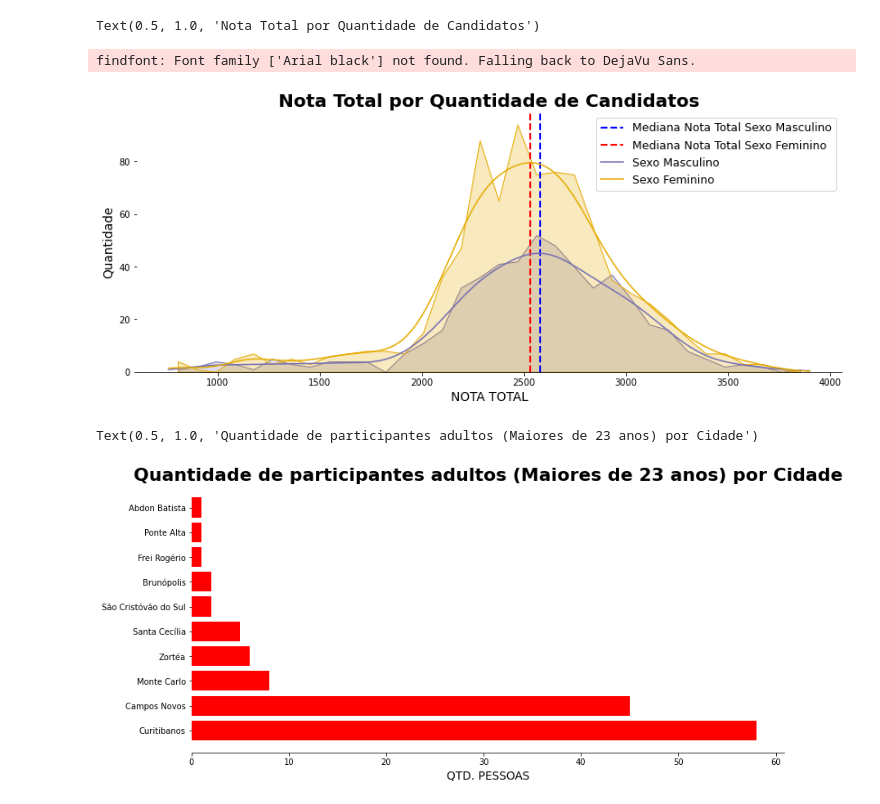
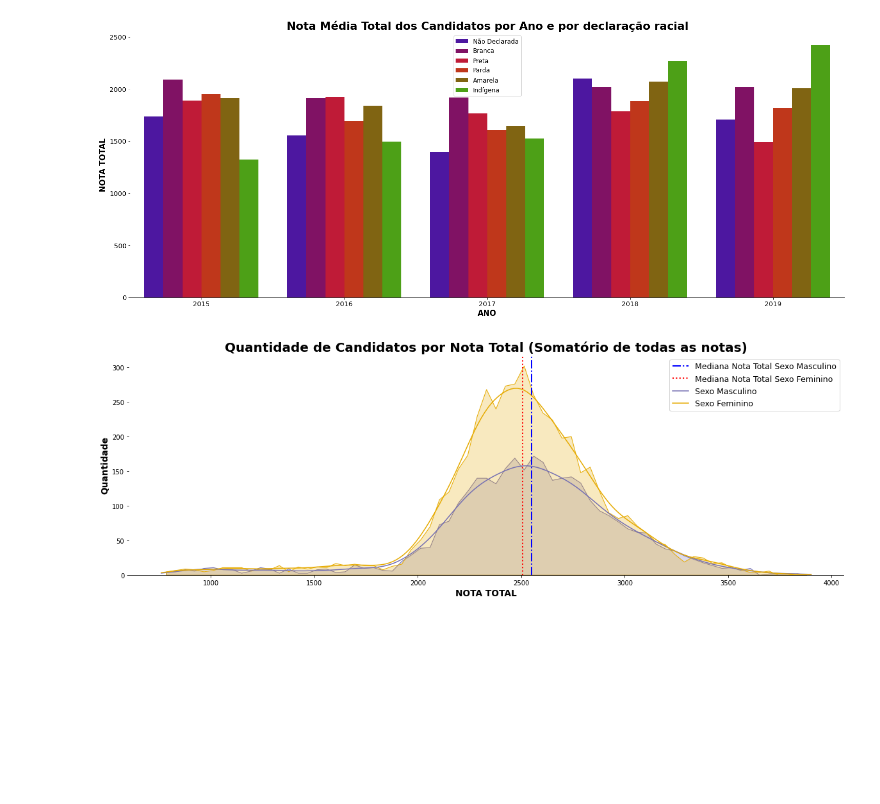
Before and after one commit to NophaieViscente/AnaliseDadosENEM, a Jupyter notebook: Analisando_Dados_da_Educação_ENEM_SC_Mesorregião_Serrana_|_Microrregião_de_Curitibanos.ipynb, the cells around one changed output. Drawn from its saved outputs; the diff is of its cells as text; code cells hidden in the pictures; blank space fills up the shorter version.

```diff
--- a/Analisando_Dados_da_Educação_ENEM_SC_Mesorregião_Serrana_|_Microrregião_de_Curitibanos.ipynb
+++ b/Analisando_Dados_da_Educação_ENEM_SC_Mesorregião_Serrana_|_Microrregião_de_Curitibanos.ipynb
@@ -20,10 +15,8 @@ dadosSC.head()
+# %%
+# Removendo dados de 2015 os quais não vamos utilizar .
+dados_remover2015 = dadosSC2015.loc[dadosSC2015['TP_COR_RACA'] == 6]
+dadosSC2015.drop(dados_remover2015.index,inplace=True)
 # %%
 # Criando lista com o nome das cidades das microrregiões.
 regiao_serrana = ['Abdon Batista','Brunópolis','Campos Novos','Curitibanos','Frei Rogério','Monte Carlo',
 'Ponte Alta','Ponte Alta do Norte','Santa Cecília','São Cristóvão do Sul','Vargem','Zortéa']
-# %%
-# Criando novo dataset somente com as cidades da microrregião serrana
-dados_regiao_serrana = pd.DataFrame()
-for cidade in regiao_serrana :
-  dados_regiao_serrana = dados_regiao_serrana.append(dadosSC[dadosSC['NO_MUNICIPIO_RESIDENCIA'] == cidade])
-dados_regiao_serrana
@@ -43,0 +121,4 @@ dados_regiao_serrana
+# %%
+dados_regiao_serrana = pd.concat([dados_regiao_serrana2015,dados_regiao_serrana2016,dados_regiao_serrana2017,
+                                 dados_regiao_serrana2018,dados_regiao_serrana2019])
+dados_regiao_serrana.columns.values
@@ -87,45 +183,48 @@ dados_rs_sem_nota_zero
+# %%
+fig8, ax8 = plt.subplots(figsize=(25,9.5))
+for axis in ['top', 'right', 'left']:
+   ax8.spines[axis].set_color(None)
+sns.barplot(data=dados_regiao_serrana,x='NU_ANO',y='NU_NOTA_TOTAL',hue='TP_COR_RACA',palette='brg',ci=None)
+plt.legend(['Não Declarada','Branca','Preta','Parda','Amarela','Indígena'],fontsize='large',loc='best')
+plt.title('Nota Média Total dos Candidatos por Ano e por declaração racial',fontdict={'fontsize':21.5,
+                                                                                      'fontweight':'semibold'})
+plt.ylabel('NOTA TOTAL',fontdict={'fontsize': 15,'fontweight':'semibold'})
+plt.xlabel('ANO',fontdict={'fontsize':15,'fontweight':'semibold'})
+for i in range(0,3000,500):
+  plt.yticks([i].append(i))
+label=['2015','2016','2017','2018','2019']
+plt.xticks(ticks=range(0,len(label)),labels=label)
+plt.tick_params(labelsize=13)
+plt.show()
+# %% [output]
+[figure, added]
 # %%
 # Criando dicionário para personalizar fontes
-dicionarioFonte = {'fontsize':13.7,'weight':'medium'}
+dicionarioFonte = {'fontsize':13.7,'weight':'semibold'}
 # Gerando a figura e os eixos .
-fig2 , ax2 = plt.subplots(figsize=(14,5.3))
+fig9 , ax9 = plt.subplots(figsize=(20,6.3))
 # Eliminando as bordas do gráfico
 for axis in ['top', 'right', 'left']:
-   ax2.spines[axis].set_color(None)
+   ax9.spines[axis].set_color(None)
 # Renomeando os 'labels' dos eixos.
 plt.xlabel('NOTA TOTAL',fontdict=dicionarioFonte)
 plt.ylabel('Quantidade',fontdict=dicionarioFonte)
 # Fazendo o cálculo da mediana para traças a linha vertical
 mediana_masculino = dados_rs_sem_nota_zero.query('TP_SEXO == "M"')['NU_NOTA_TOTAL'].median()
 mediana_feminino = dados_rs_sem_nota_zero.query('TP_SEXO == "F"')['NU_NOTA_TOTAL'].median()
+moda_feminino = dados_rs_sem_nota_zero.query('TP_SEXO == "F"')['NU_NOTA_TOTAL'].mode()
+moda_masculino = dados_rs_sem_nota_zero.query('TP_SEXO == "M"')['NU_NOTA_TOTAL'].mode()
 # Traçando a linha vertical para as medianas .
-plt.axvline(mediana_masculino,ls='--',color='blue',lw=2.025)
-plt.axvline(mediana_feminino,ls='--',color='red',lw=2.025)
+plt.axvline(mediana_masculino,ls='dashdot',color='blue',lw=2.025)
+plt.axvline(mediana_feminino,ls='dotted',color='red',lw=2.025)
 # Plotando o gráfico .
 sns.histplot(dados_rs_sem_nota_zero,x = 'NU_NOTA_TOTAL',hue='TP_SEXO',kde=True,element='poly',
              palette='Dark2_r',stat='count')
 # Escrevendo a legenda .
 plt.legend(['Mediana Nota Total Sexo Masculino','Mediana Nota Total Sexo Feminino','Sexo Masculino','Sexo Feminino'],
            fontsize=12.5,loc='best')
 # Colocando o título no gráfico.
-plt.title('Nota Total por Quantidade de Candidatos',fontdict={'family':'Arial black','fontsize': 20,'fontweight':'semibold'})
+plt.title('Quantidade de Candidatos por Nota Total (Somatório de todas as notas)',fontdict={'family':'Arial black','fontsize': 20,'fontweight':'semibold'})
+plt.show()
 # %% [output]
-Text(0.5, 1.0, 'Nota Total por Quantidade de Candidatos')
-findfont: Font family ['Arial black'] not found. Falling back to DejaVu Sans.
-[figure, old version]
+[figure, new version]
-# %%
-candidatos_adultos = dados_rs_sem_nota_zero.loc[dados_rs_sem_nota_zero['NU_IDADE'] >= 23]
-fig3, ax3 = plt.subplots(figsize=(13,6))
-y = candidatos_adultos['NO_MUNICIPIO_RESIDENCIA'].sort_index().unique()
-x = candidatos_adultos['NO_MUNICIPIO_RESIDENCIA'].value_counts()
-# Eliminando as bordas do gráfico
-for axis in ['top', 'right', 'left']:
-   ax3.spines[axis].set_color(None)
-plt.barh(y=y,width=x,color='red')
-# Renomeando os 'labels' dos eixos.
-plt.xlabel('QTD. PESSOAS',fontdict=dicionarioFonte)
-plt.title('Quantidade de participantes adultos (Maiores de 23 anos) por Cidade',
-          fontdict={'fontsize':22 , 'fontweight':'semibold'})
-# %% [output]
-Text(0.5, 1.0, 'Quantidade de participantes adultos (Maiores de 23 anos) por Cidade')
-[figure, removed]
```
Also changed, not shown: parts of 13 cells of this notebook.
